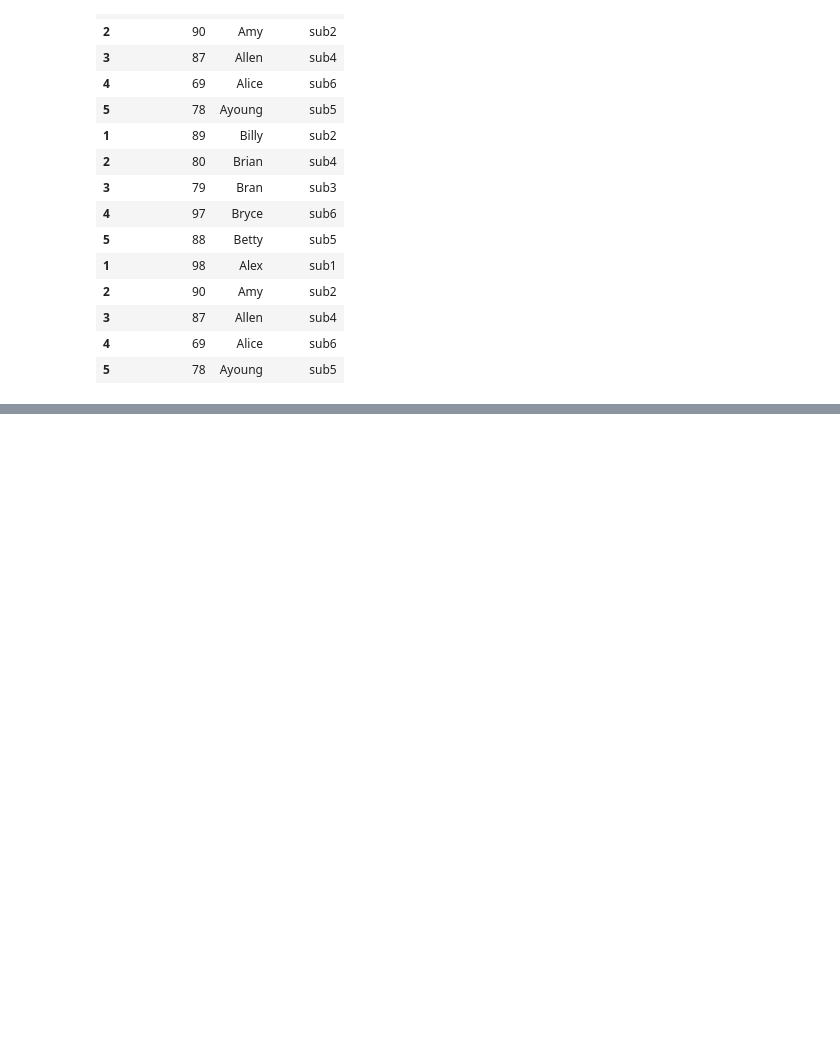
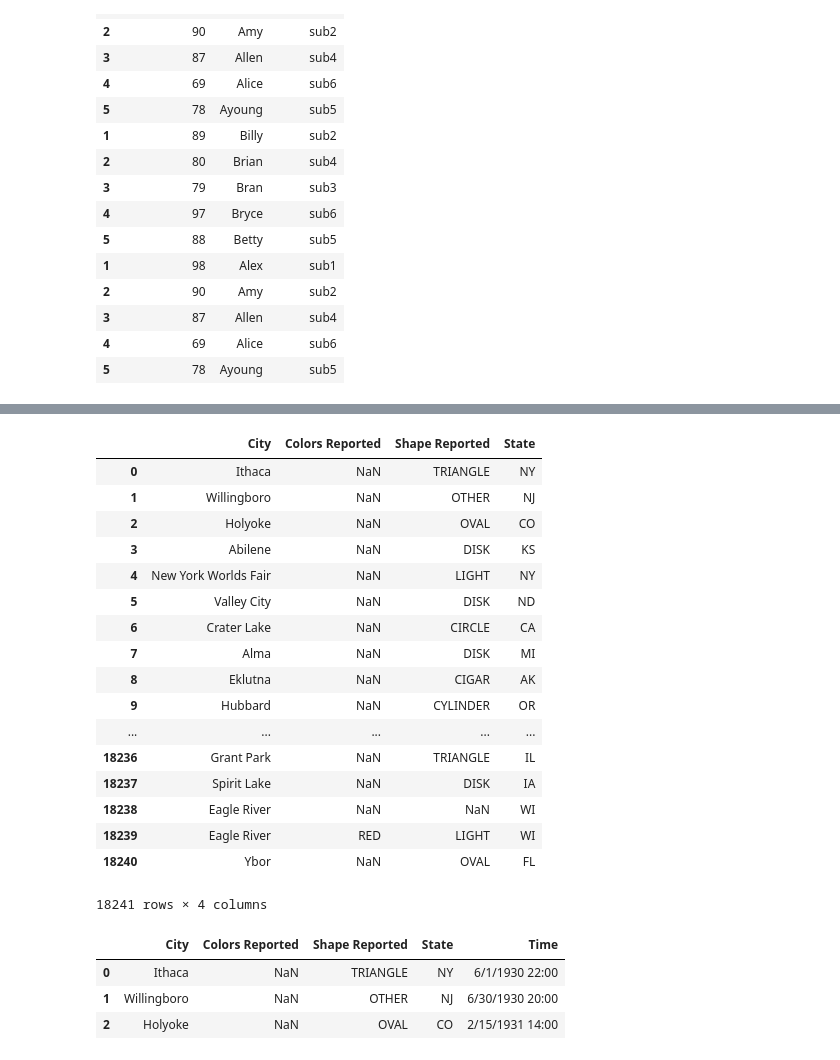
Before and after one commit to Muhammd-Hamza-Sabir/Data-Analysis-using-Pandas, a Jupyter notebook: Pandas Tutorial.ipynb, the cells around one changed output, grey strips where cells are left out. Cells and saved outputs as stored; diff of their text form; code cells hidden in the pictures; blank space fills up the shorter version.

```diff
--- a/Pandas Tutorial.ipynb
+++ b/Pandas Tutorial.ipynb
@@ -1732,0 +1741,2 @@ one.append([two, one])
+# %%
+ufo = pd.read_csv('http://bit.ly/uforeports')
@@ -1732,0 +1875,30 @@ one.append([two, one])
+# %%
+# from City to State, all the columns between them. They are inclusive
+ufo.loc[:, 'City':'State']
+# %% [output]
+|  | City | Colors Reported | Shape Reported | State |
+| 0 | Ithaca | NaN | TRIANGLE | NY |
+| 1 | Willingboro | NaN | OTHER | NJ |
+| 2 | Holyoke | NaN | OVAL | CO |
+| 3 | Abilene | NaN | DISK | KS |
+| 4 | New York Worlds Fair | NaN | LIGHT | NY |
+| 5 | Valley City | NaN | DISK | ND |
+| 6 | Crater Lake | NaN | CIRCLE | CA |
+| 7 | Alma | NaN | DISK | MI |
+| 8 | Eklutna | NaN | CIGAR | AK |
+| 9 | Hubbard | NaN | CYLINDER | OR |
+| ... | ... | ... | ... | ... |
+| 18236 | Grant Park | NaN | TRIANGLE | IL |
+| 18237 | Spirit Lake | NaN | DISK | IA |
+| 18238 | Eagle River | NaN | NaN | WI |
+| 18239 | Eagle River | RED | LIGHT | WI |
+| 18240 | Ybor | NaN | OVAL | FL |
+18241 rows × 4 columns
+# %%
+# let's practice more
+ufo.head(3)
+# %% [output]
+|  | City | Colors Reported | Shape Reported | State | Time |
+| 0 | Ithaca | NaN | TRIANGLE | NY | 6/1/1930 22:00 |
+| 1 | Willingboro | NaN | OTHER | NJ | 6/30/1930 20:00 |
+| 2 | Holyoke | NaN | OVAL | CO | 2/15/1931 14:00 |
```
Also changed, not shown: parts of 11 cells of this notebook.
